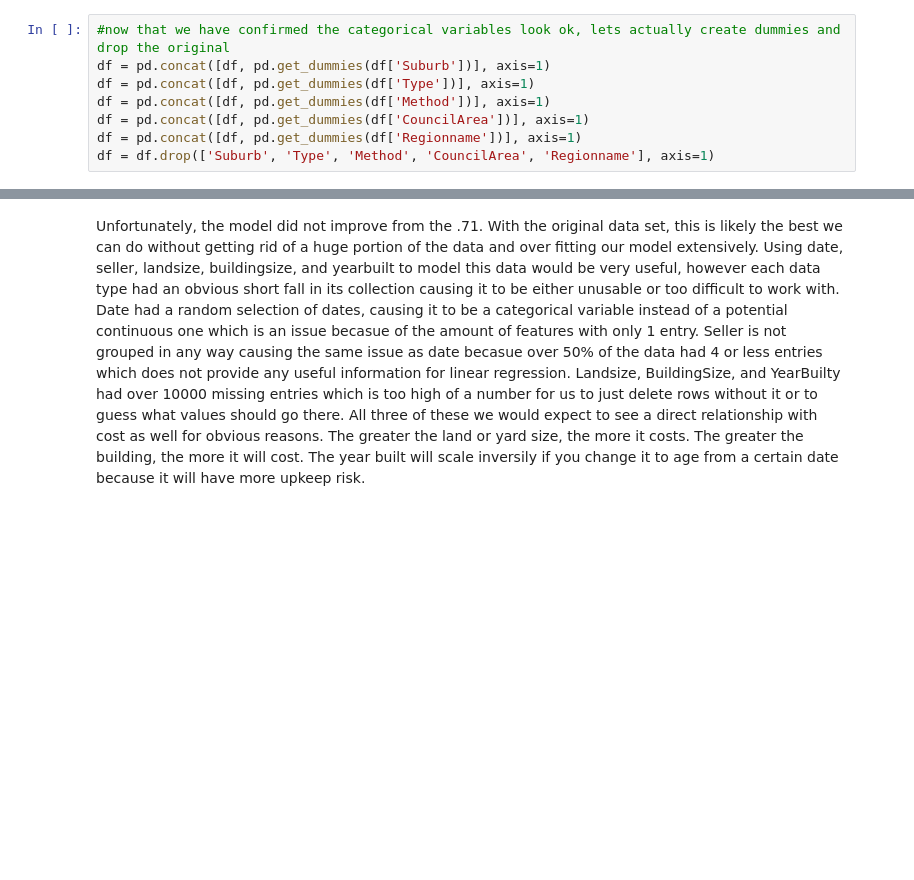
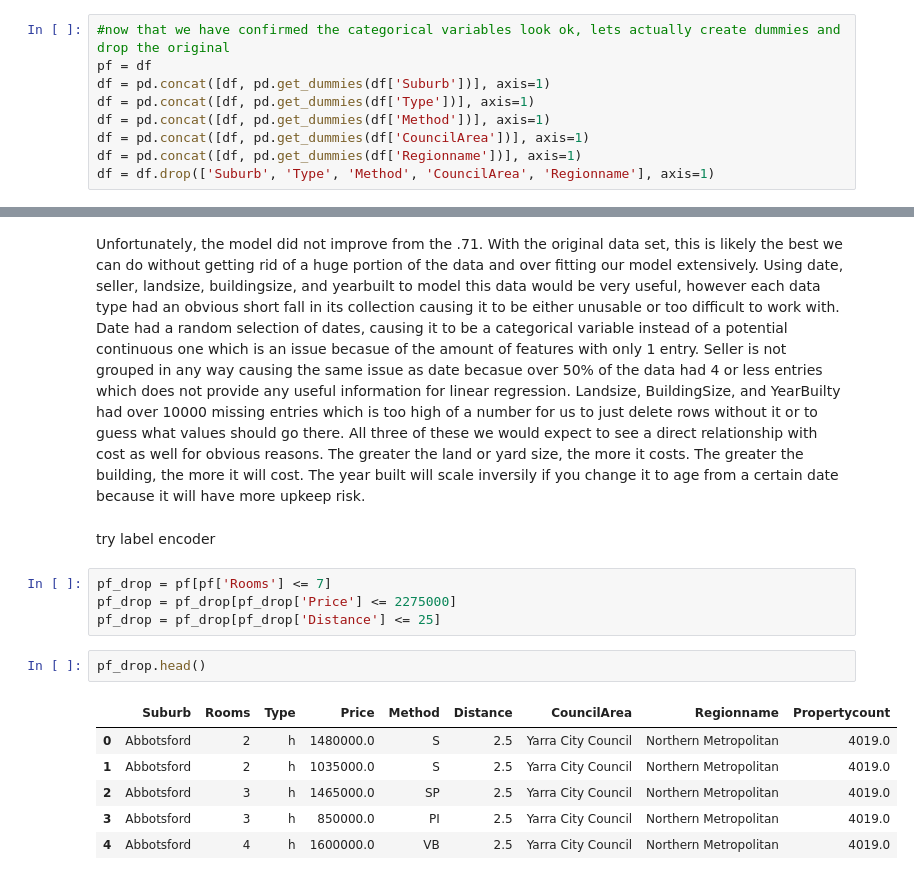
Before and after one commit to jmfrazier/Unit-3-files, a Jupyter notebook: 3.6.4.ipynb, the cells around one changed output, grey strips where cells are left out. Saved outputs shown, nothing was run; the diff lists cells and outputs as text; blank space fills up the shorter version.

```diff
--- a/3.6.4.ipynb
+++ b/3.6.4.ipynb
@@ -341,5 +334,6 @@ df.head()
 # %%
 #now that we have confirmed the categorical variables look ok, lets actually create dummies and drop the original
+pf = df
 df = pd.concat([df, pd.get_dummies(df['Suburb'])], axis=1)
 df = pd.concat([df, pd.get_dummies(df['Type'])], axis=1)
 df = pd.concat([df, pd.get_dummies(df['Method'])], axis=1)
@@ -517,3 +550,18 @@ Unfortunately, the model did not improve from the .71. With the original data se
 Date had a random selection of dates, causing it to be a categorical variable instead of a potential continuous one which is an issue becasue of the amount of features with only 1 entry.
 Seller is not grouped in any way causing the same issue as date becasue over 50% of the data had 4 or less entries which does not provide any useful information for linear regression.
 Landsize, BuildingSize, and YearBuilty had over 10000 missing entries which is too high of a number for us to just delete rows without it or to guess what values should go there. All three of these we would expect to see a direct relationship with cost as well for obvious reasons. The greater the land or yard size, the more it costs. The greater the building, the more it will cost. The year built will scale inversily if you change it to age from a certain date because it will have more upkeep risk.
+# %% [markdown]
+try label encoder
+# %%
+pf_drop = pf[pf['Rooms'] <= 7]
+pf_drop = pf_drop[pf_drop['Price'] <= 2275000]
+pf_drop = pf_drop[pf_drop['Distance'] <= 25]
+# %%
+pf_drop.head()
+# %% [output]
+|  | Suburb | Rooms | Type | Price | Method | Distance | CouncilArea | Regionname | Propertycount |
+| 0 | Abbotsford | 2 | h | 1480000.0 | S | 2.5 | Yarra City Council | Northern Metropolitan | 4019.0 |
+| 1 | Abbotsford | 2 | h | 1035000.0 | S | 2.5 | Yarra City Council | Northern Metropolitan | 4019.0 |
+| 2 | Abbotsford | 3 | h | 1465000.0 | SP | 2.5 | Yarra City Council | Northern Metropolitan | 4019.0 |
+| 3 | Abbotsford | 3 | h | 850000.0 | PI | 2.5 | Yarra City Council | Northern Metropolitan | 4019.0 |
+| 4 | Abbotsford | 4 | h | 1600000.0 | VB | 2.5 | Yarra City Council | Northern Metropolitan | 4019.0 |
```
Also changed, not shown: parts of 21 cells of this notebook.
